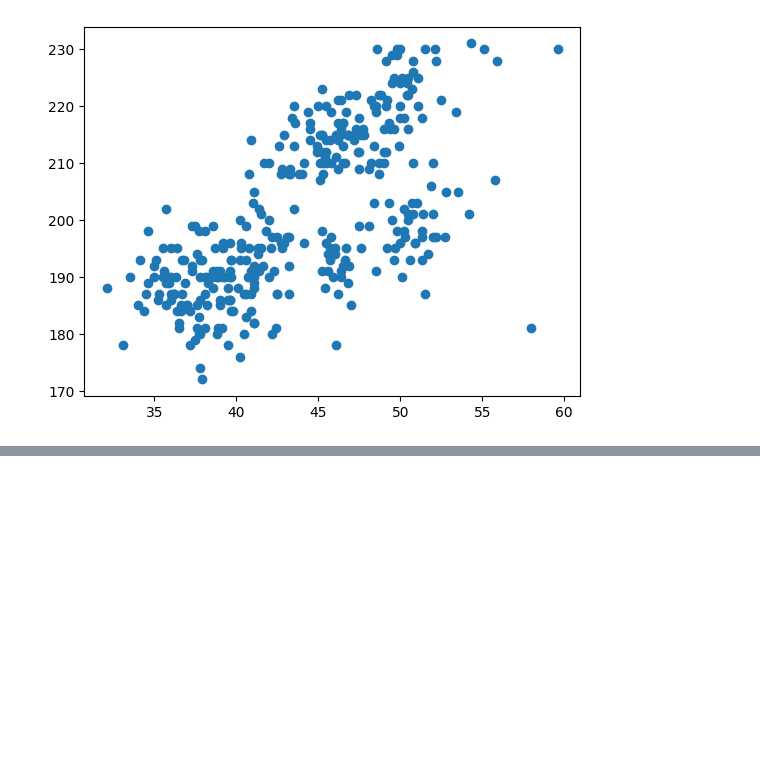
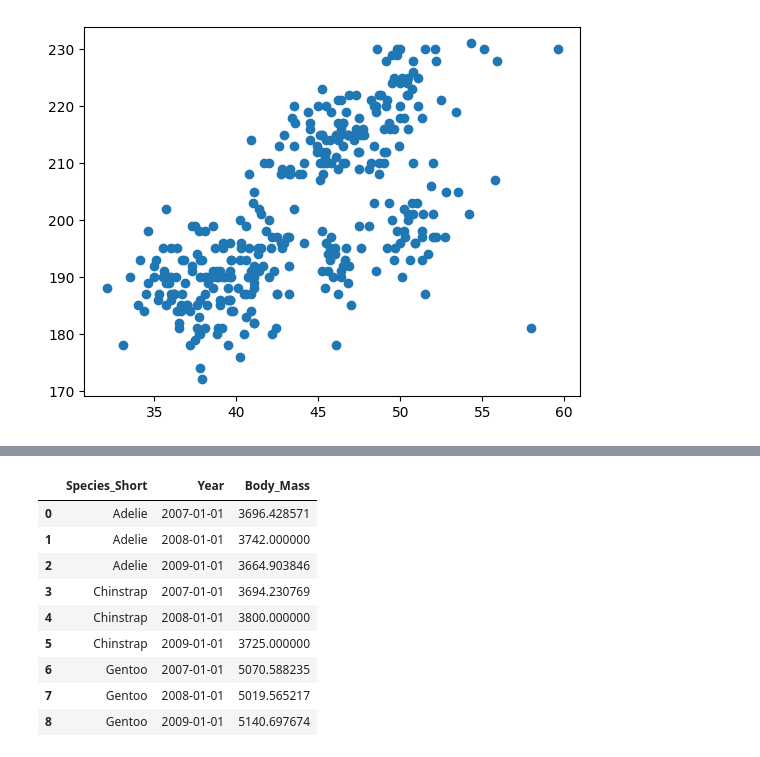
Before and after one commit to mori-akira/python-certified-data-practical-practice, a Jupyter notebook: 第5章 データの評価/5-3 定性的評価 (可視化).ipynb, the cells around one changed output, grey strips where cells are left out. Saved outputs shown, nothing was run; the diff lists cells and outputs as text; code cells hidden in the pictures; blank space fills up the shorter version.

```diff
--- a/第5章 データの評価/5-3 定性的評価 (可視化).ipynb
+++ b/第5章 データの評価/5-3 定性的評価 (可視化).ipynb
@@ -79,0 +114,20 @@ px.scatter(
+# %%
+# 折れ線グラフ
+df_avg_weight_year = (
+    df.assign(Year=df.loc[:, "Date_Egg"].dt.to_period("Y"))
+    .assign(Year=lambda e: e.loc[:, "Year"].dt.to_timestamp())
+    .groupby(["Species_Short", "Year"], as_index=False, observed=True)["Body_Mass"]
+    .mean()
+)
+df_avg_weight_year
+# %% [output]
+|  | Species_Short | Year | Body_Mass |
+| 0 | Adelie | 2007-01-01 | 3696.428571 |
+| 1 | Adelie | 2008-01-01 | 3742.000000 |
+| 2 | Adelie | 2009-01-01 | 3664.903846 |
+| 3 | Chinstrap | 2007-01-01 | 3694.230769 |
+| 4 | Chinstrap | 2008-01-01 | 3800.000000 |
+| 5 | Chinstrap | 2009-01-01 | 3725.000000 |
+| 6 | Gentoo | 2007-01-01 | 5070.588235 |
+| 7 | Gentoo | 2008-01-01 | 5019.565217 |
+| 8 | Gentoo | 2009-01-01 | 5140.697674 |
```
Also changed, not shown: parts of 20 cells of this notebook, 1 other file.
